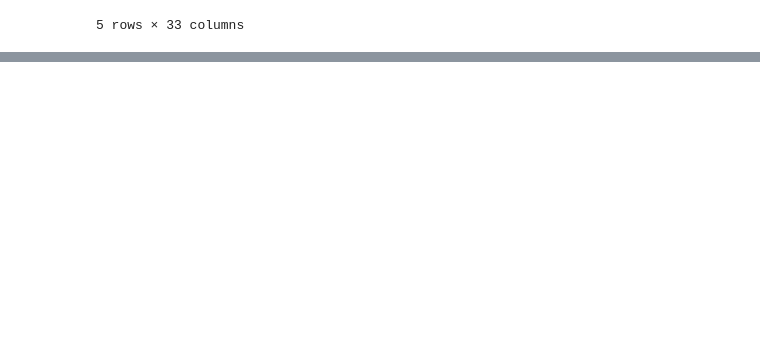
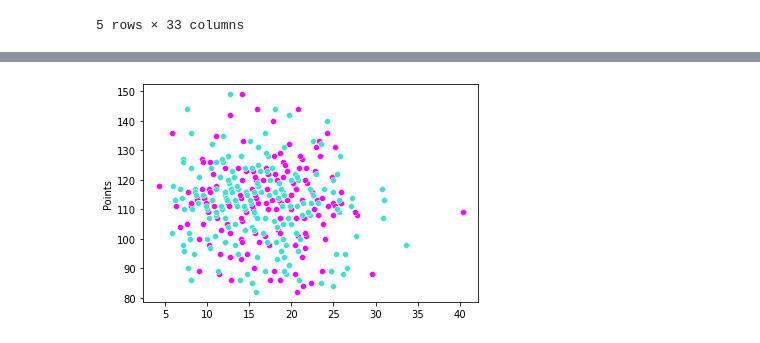
Before and after one commit to dingjamma/LHLFinalProject, a Jupyter notebook: data.ipynb, the cells around one changed output, grey strips where cells are left out. Saved outputs shown, nothing was run; the diff lists cells and outputs as text; code cells hidden in the pictures; blank space fills up the shorter version.

```diff
--- a/data.ipynb
+++ b/data.ipynb
@@ -68,0 +120,6 @@ FTP_TP = round((df['Free_Throw']/df['Points']*100),2)
+# %%
+#Ask Mentor to get Hue working
+bar1 = sns.scatterplot(y=df["Points"], x=FTP_TP.head(200),color='magenta')
+bar2 = sns.scatterplot(y=df["Points"], x=FTP_A.head(200), color='turquoise')
+# %% [output]
+[figure, added]
```
Also changed, not shown: parts of 22 cells of this notebook.
